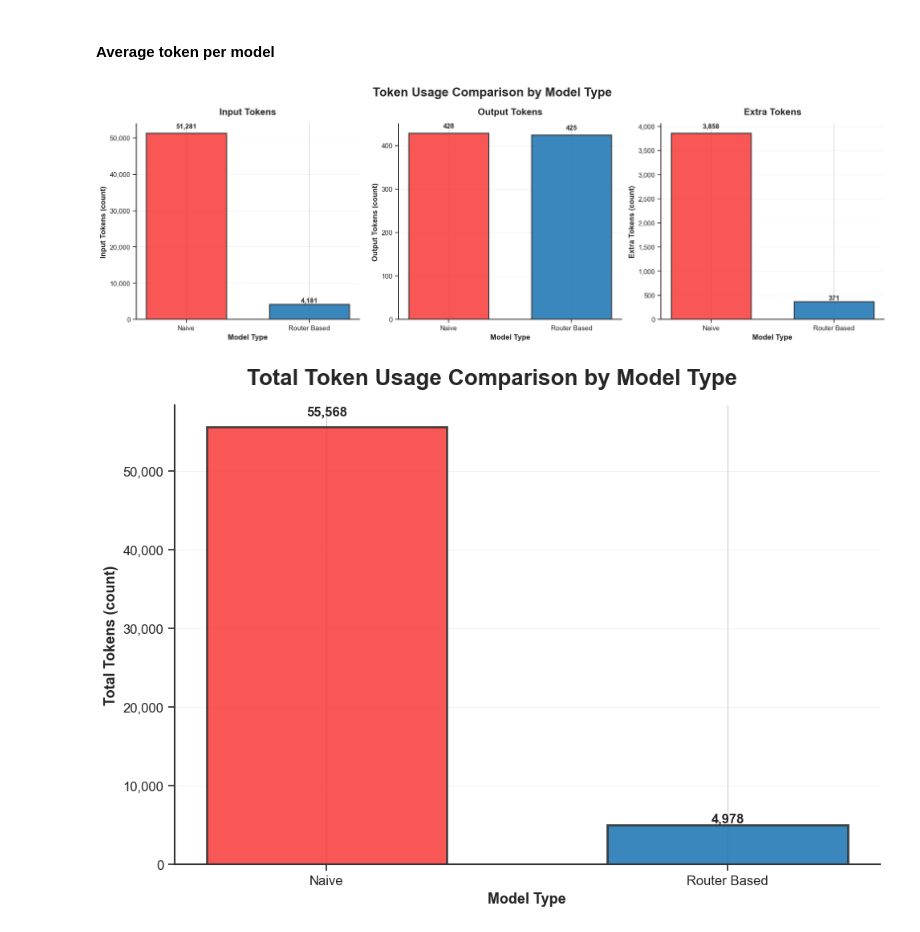
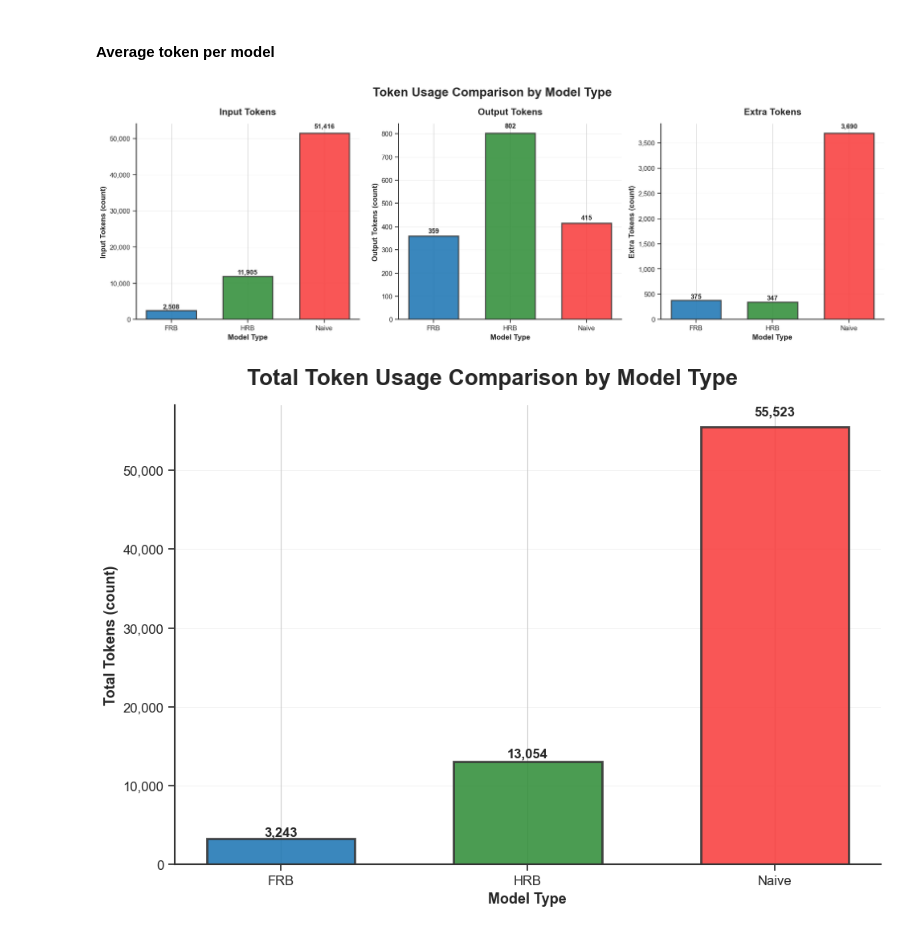
Before and after one commit to andreamurari/TesiMagistrale_NextQuerySuggestion, a Jupyter notebook: GeminiAPI_x_streamlit/token_usage_analysis.ipynb, the cells around one changed output. Cells and saved outputs as stored; diff of their text form; code cells hidden in the pictures.

Commit message:
Adapted token_usage_analysis to new flat and hierarchical models

```diff
--- a/GeminiAPI_x_streamlit/token_usage_analysis.ipynb
+++ b/GeminiAPI_x_streamlit/token_usage_analysis.ipynb
@@ -54,7 +54,7 @@ df = df.rename(columns={
 })
 
 df['Extra Tokens'] = df['Total Tokens'] - df['Input Tokens'] - df['Output Tokens']
-df['Model'] = df['Step'].apply(lambda x: 'Naive' if '_Naive' in x else 'Router Based')
+df['Model'] = df['Step'].apply(lambda x: 'Naive' if '_Naive' in x else 'FRB' if '_FRB' in x else 'HRB')
 
 df.head()
 # %% [output]
@@ -99,19 +107,27 @@ display(model_time_usage_df)
 ### Cmap
 # %%
 # Colormap for each Step category
-router_based = "#1F77B4"
+
+FRB = "#1F77B4"
+HRB = "#328F3A"
 full_db = "#f93e3e"
 
 step_cmap = {
-    'Router_RB': router_based,
-    'Generator_RB': router_based,
+    'Router_FRB': FRB,
+    'Generator_FRB': FRB,
+    'Evaluator_FRB': FRB,
+
+    'Router_HRB': HRB,
+    'Generator_HRB': HRB,
+    'Evaluator_HRB': HRB,
+
     'Generator_Naive': full_db,
-    'Evaluator_RB': router_based,
     'Evaluator_Naive': full_db
 }
 
 model_cmap = {
-    'Router Based': router_based,
+    'FRB': FRB,
+    'HRB': HRB,
     'Naive': full_db
 }
 # %% [markdown]
@@ -131,13 +147,6 @@ fig.suptitle('Token Usage Comparison by Model Type', fontsize=20, fontweight='bo
 
 metrics = ['Input Tokens', 'Output Tokens', 'Extra Tokens']
 axes_flat = axes.flatten()
-
-# Calculate percentage differences for annotations
-rb_values = {}
-for metric in metrics:
-    rb_val = model_token_usage_df[model_token_usage_df['Model'] == 'Router Based'][metric].values[0]
-    naive_val = model_token_usage_df[model_token_usage_df['Model'] == 'Naive'][metric].values[0]
-    rb_values[metric] = (naive_val - rb_val) / rb_val * 100 if rb_val != 0 else 0
 
 for idx, metric in enumerate(metrics):
     ax = axes_flat[idx]
@@ -150,34 +159,34 @@ for idx, metric in enumerate(metrics):
     ax.set_ylabel(f'{metric} (count)', fontsize=12, fontweight='bold')
     ax.set_xlabel('Model Type', fontsize=12, fontweight='bold')
     ax.grid(axis='y', alpha=0.25, linestyle='-', linewidth=0.7)
     ax.set_axisbelow(True)
 
     # Improve tick labels
     ax.tick_params(axis='both', which='major', labelsize=11, length=6, width=1.2)
     ax.tick_params(axis='y', which='minor', labelsize=10)
 
     # Format y-axis with thousand separators
     ax.yaxis.set_major_formatter(plt.FuncFormatter(lambda x, p: f'{int(x):,}'))
 
     # Add value labels on bars with better formatting
     for bar in bars:
         height = bar.get_height()
         ax.text(bar.get_x() + bar.get_width()/2., height * 1.02,
                 f'{int(height):,}',
                 ha='center', va='bottom', fontsize=11, fontweight='bold')
 
     # Remove top and right spines
     ax.spines['top'].set_visible(False)
     ax.spines['right'].set_visible(False)
     ax.spines['left'].set_linewidth(1.5)
     ax.spines['bottom'].set_linewidth(1.5)
     ax.spines['left'].set_color('#333333')
     ax.spines['bottom'].set_color('#333333')
 
 plt.tight_layout()
 plt.show()
 # %% [output]
-[figure, old version]
+[figure, new version]
 # %%
 # Set academic style
 plt.rcParams['font.family'] = 'serif'
@@ -231,7 +240,7 @@ ax.spines['bottom'].set_color('#333333')
 plt.tight_layout()
 plt.show()
 # %% [output]
-[figure, old version]
+[figure, new version]
 # %%
 # Set academic style
 plt.rcParams['font.family'] = 'serif'
```
Also changed, not shown: parts of 4 cells of this notebook.
